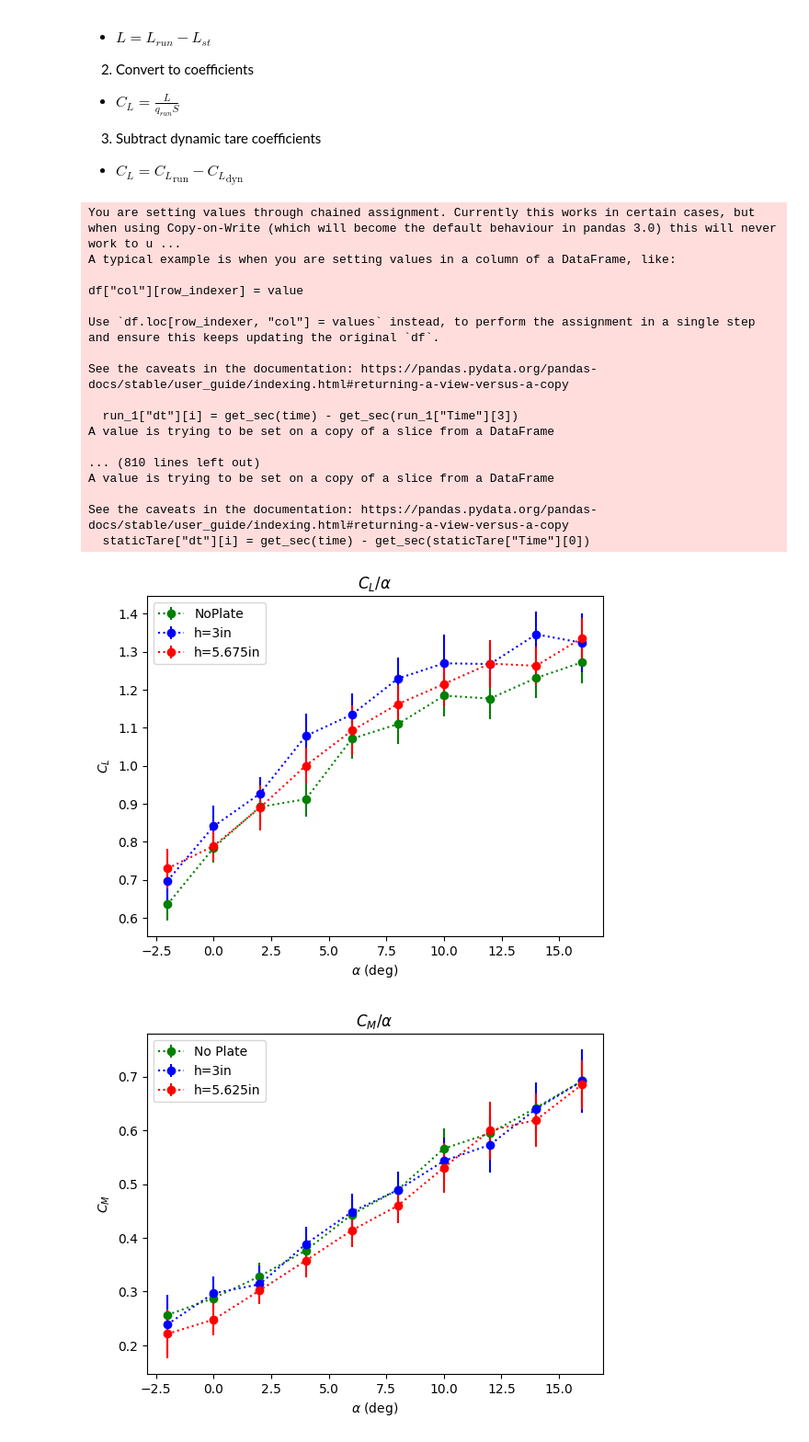
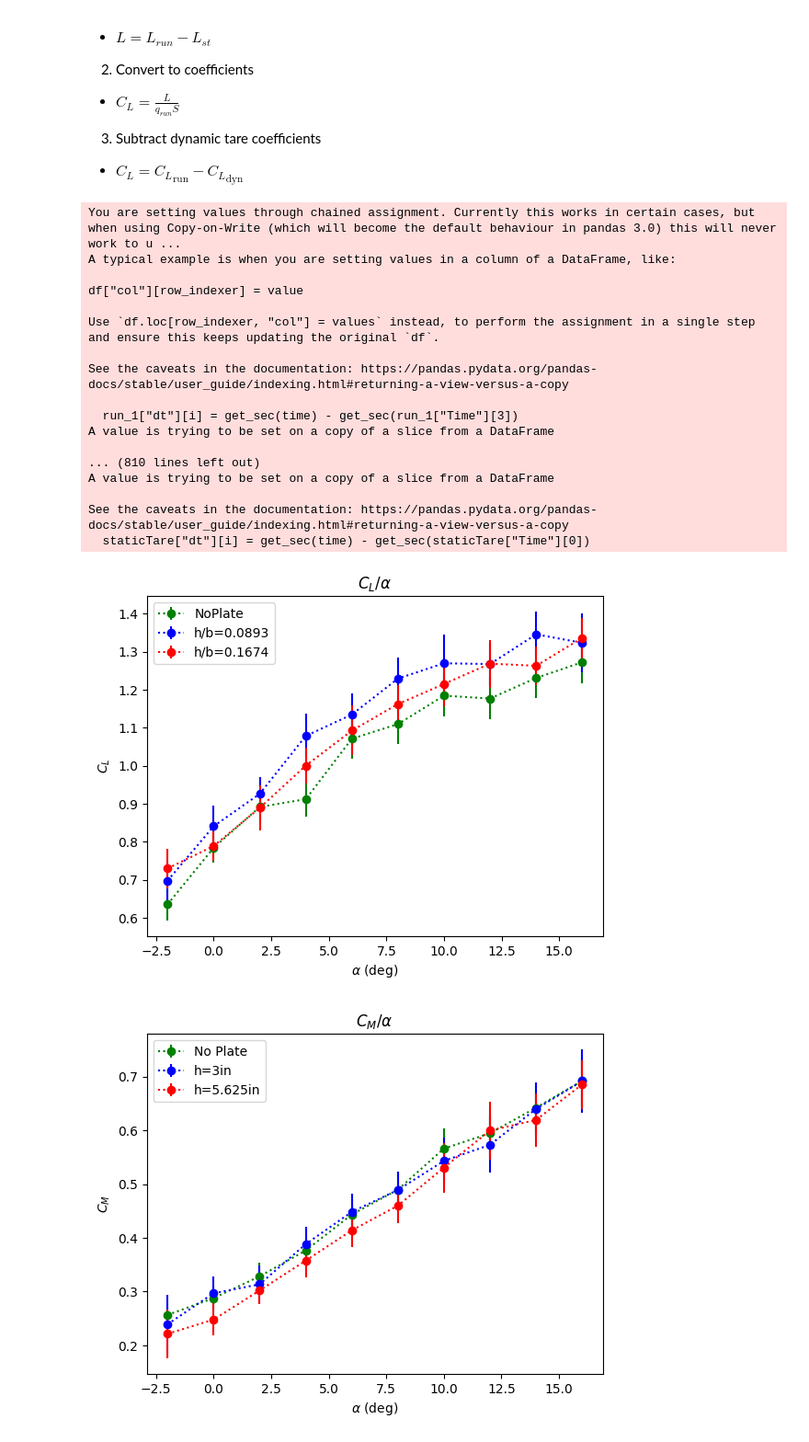
Before and after one commit to CthulhuWorshippr/ExperimentalMethods, a Jupyter notebook: finalAnalysis.ipynb, the cells around one changed output. Shown at 92% size. Cells and saved outputs as stored; diff of their text form; code cells hidden in the pictures.

```diff
--- a/finalAnalysis.ipynb
+++ b/finalAnalysis.ipynb
@@ -156,8 +156,8 @@ run_3["D (lb)"] = run_3["D (lb)"] - staticTare["D (lb)"]
 run_3["PM (lb.ft)"] = run_3["PM (lb.ft)"] - staticTare["PM (lb.ft)"]
 
 # adjust moment center
-dx = 0.847 / 12
-dy = 3.125 / 12
+dx = 0.625
+dy = 0.22
 run_1["PM (lb.ft)"] = (
     run_1["PM (lb.ft)"] + dy * run_1["D (lb)"] - dx * run_1["L (lb)"]
 )
@@ -257,36 +257,36 @@ run_2_sorted["PmUncertainty"] = ((run_2_sorted["Pm_Error"]*dCMdM2)**2+(run_2_sor
 run_3_sorted["PmUncertainty"] = ((run_3_sorted["Pm_Error"]*dCMdM3)**2+(run_3_sorted["Q_Error"]*dCDdQ3)**2)**(1/2)
 
 
 fig, ax = plt.subplots()
 ax.set_xlabel("$\\alpha$ (deg)")
 ax.set_ylabel("$C_L$")
 ax.set_title("$C_L / \\alpha$")
 line_1 = ax.errorbar(run_1_sorted["AOA"], run_1_sorted.lift_coefficient, run_1_sorted["LUncertainty"], fmt= "go:")
 line_1.set_label("NoPlate")
 line_2 = ax.errorbar(run_2_sorted["AOA"], run_2_sorted.lift_coefficient, run_2_sorted["LUncertainty"], fmt= "bo:")
-line_2.set_label("h=3in")
+line_2.set_label("h/b=0.0893")
 line_3 = ax.errorbar(run_3_sorted["AOA"], run_3_sorted.lift_coefficient, run_3_sorted["LUncertainty"], fmt= "ro:")
-line_3.set_label("h=5.675in")
+line_3.set_label("h/b=0.1674")
 _ = ax.legend()
 # %% [output]
 You are setting values through chained assignment. Currently this works in certain cases, but when using Copy-on-Write (which will become the default behaviour in pandas 3.0) this will never work to u ...
 A typical example is when you are setting values in a column of a DataFrame, like:
 
 df["col"][row_indexer] = value
 
 Use `df.loc[row_indexer, "col"] = values` instead, to perform the assignment in a single step and ensure this keeps updating the original `df`.
 
 See the caveats in the documentation: https://pandas.pydata.org/pandas-docs/stable/user_guide/indexing.html#returning-a-view-versus-a-copy
 
   run_1["dt"][i] = get_sec(time) - get_sec(run_1["Time"][3])
 A value is trying to be set on a copy of a slice from a DataFrame
 
 ... (810 lines left out)
 A value is trying to be set on a copy of a slice from a DataFrame
 
 See the caveats in the documentation: https://pandas.pydata.org/pandas-docs/stable/user_guide/indexing.html#returning-a-view-versus-a-copy
   staticTare["dt"][i] = get_sec(time) - get_sec(staticTare["Time"][0])
-[figure, old version]
+[figure, new version]
 # %%
 fig, ax = plt.subplots()
 ax.set_xlabel("$\\alpha$ (deg)")
```
Also changed, not shown: parts of 3 cells of this notebook.
